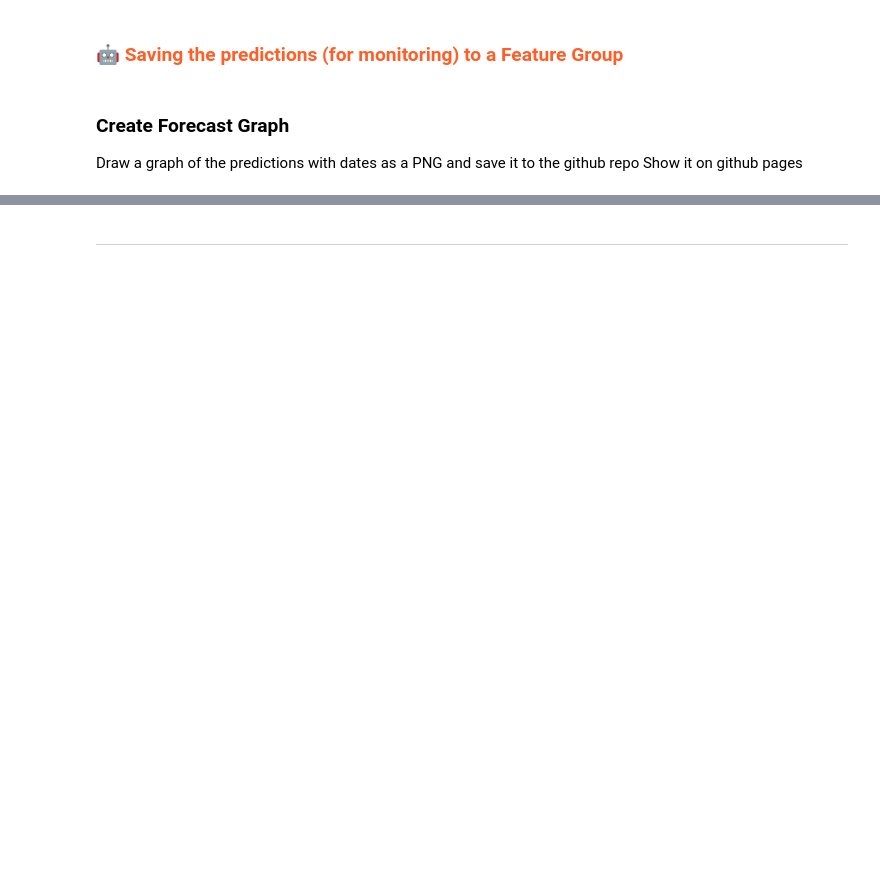
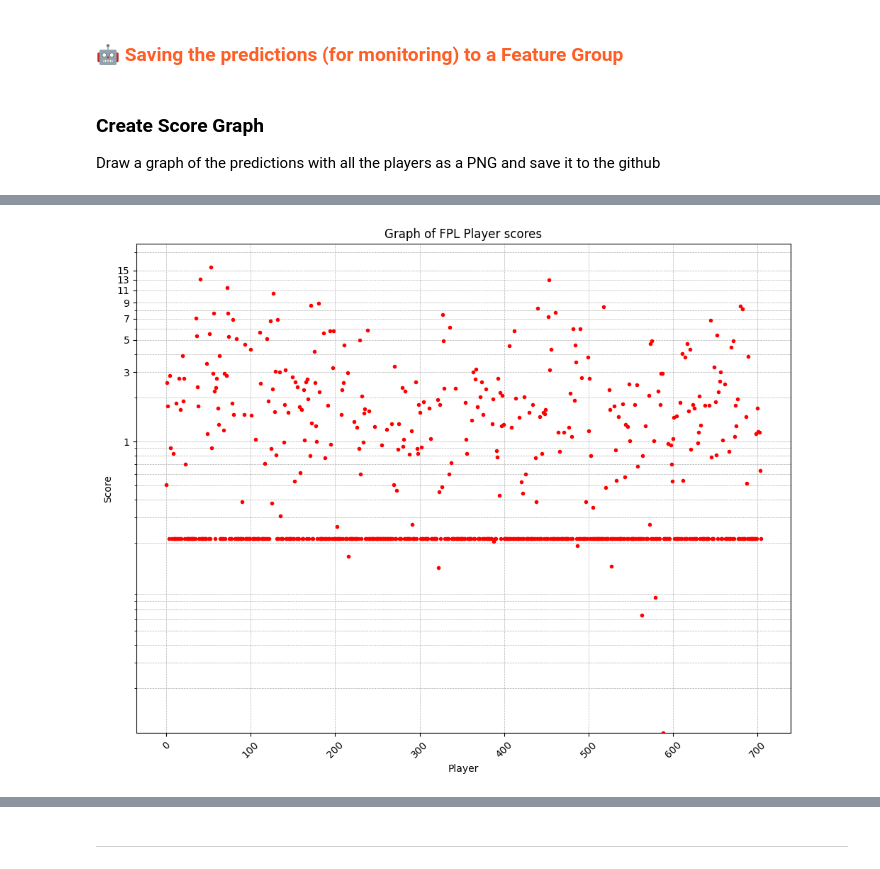
Before and after one commit to RubenvanGemeren/ID2223-Scalable-Machine-Learning, a Jupyter notebook: fpl_project/4_fpl_batch_inference.ipynb, the cells around one changed output, grey strips where cells are left out. Drawn from its saved outputs; the diff is of its cells as text; code cells hidden in the pictures; blank space fills up the shorter version.

```diff
--- a/fpl_project/4_fpl_batch_inference.ipynb
+++ b/fpl_project/4_fpl_batch_inference.ipynb
@@ -101,10 +157,10 @@ output_data.info()
 # %% [markdown]
 ### <span style="color:#ff5f27;">🤖 Saving the predictions (for monitoring) to a Feature Group</span>
 # %% [markdown]
-### Create Forecast Graph
-Draw a graph of the predictions with dates as a PNG and save it to the github repo
-Show it on github pages
+### Create Score Graph
+Draw a graph of the predictions with all the players as a PNG and save it to the github
 # %%
 file_path = "./player_score_model/images/predicted_scores.png"
-plt = util.plot_player_score_forecast("FPL Player scores", output_data, file_path, hindcast=False)
+plt = util.plot_player_score_forecast("FPL Player scores", output_data, file_path)
 plt.show()
+# %% [output]
@@ -111,2 +168,3 @@ plt.show()
+[figure, added]
 # %%
 # Get or create feature group
```
Also changed, not shown: parts of 26 cells of this notebook.
